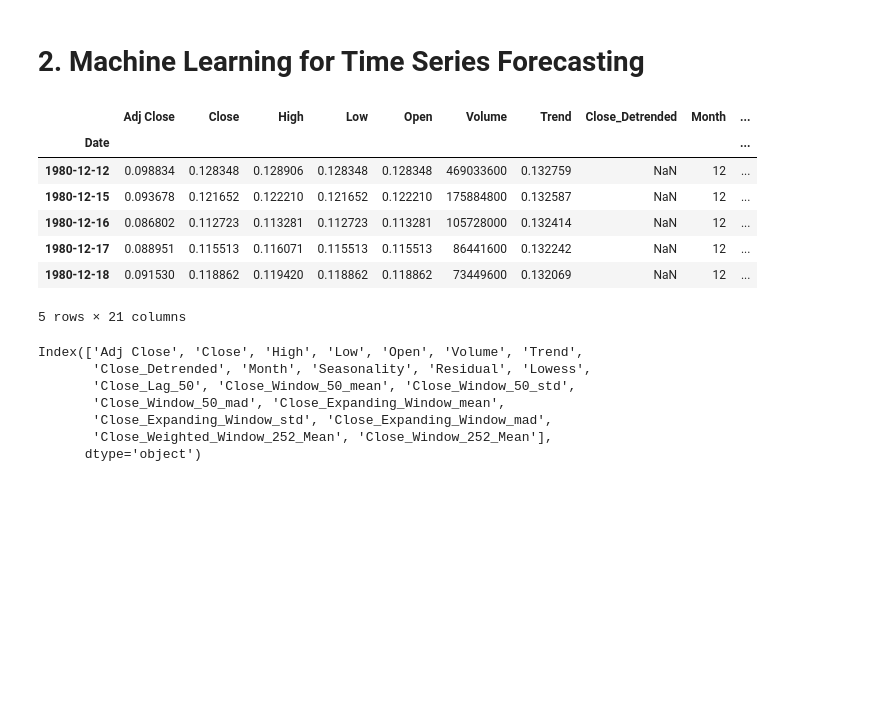
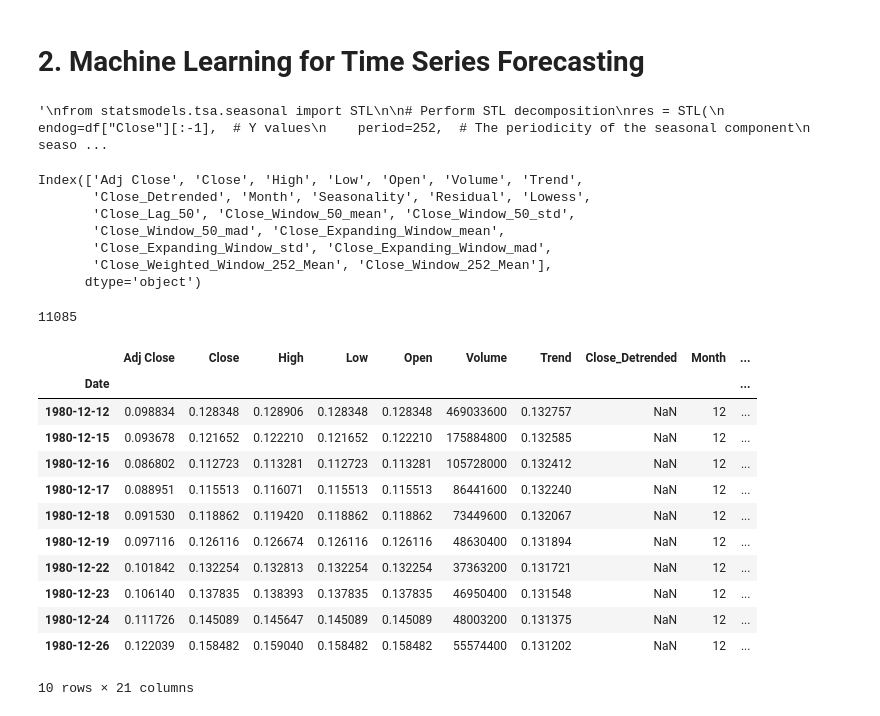
Before and after one commit to yungshun317/pd-algo-trading, a Jupyter notebook: machine_learning.ipynb, the cells around one changed output. Saved outputs shown, nothing was run; the diff lists cells and outputs as text; code cells hidden in the pictures; blank space fills up the shorter version.

```diff
--- a/machine_learning.ipynb
+++ b/machine_learning.ipynb
@@ -1002,11 +1002,12 @@ result.head()
 # %%
 from sklearn.model_selection import TimeSeriesSplit
 # %%
+"""
 from statsmodels.tsa.seasonal import STL
 
 # Perform STL decomposition
 res = STL(
-    endog=df["Close"][:-5],  # Y values
+    endog=df["Close"][:-1],  # Y values
     period=252,  # The periodicity of the seasonal component
     seasonal=7,  # Determines the window size for LOESS used
     # when smoothing the seasonal component
@@ -1020,15 +1021,9 @@ df["Trend"] = res.trend
 df["Seasonality"] = res.seasonal
 df["Residual"] = df["Close"] - df["Trend"] - df["Seasonality"]
 df.head()
+"""
 # %% [output]
-|  | Adj Close | Close | High | Low | Open | Volume | Trend | Close_Detrended | Month | ... |
-| Date |  |  |  |  |  |  |  |  |  | ... |
-| 1980-12-12 | 0.098834 | 0.128348 | 0.128906 | 0.128348 | 0.128348 | 469033600 | 0.132759 | NaN | 12 | ... |
-| 1980-12-15 | 0.093678 | 0.121652 | 0.122210 | 0.121652 | 0.122210 | 175884800 | 0.132587 | NaN | 12 | ... |
-| 1980-12-16 | 0.086802 | 0.112723 | 0.113281 | 0.112723 | 0.113281 | 105728000 | 0.132414 | NaN | 12 | ... |
-| 1980-12-17 | 0.088951 | 0.115513 | 0.116071 | 0.115513 | 0.115513 | 86441600 | 0.132242 | NaN | 12 | ... |
-| 1980-12-18 | 0.091530 | 0.118862 | 0.119420 | 0.118862 | 0.118862 | 73449600 | 0.132069 | NaN | 12 | ... |
-5 rows × 21 columns
+'\nfrom statsmodels.tsa.seasonal import STL\n\n# Perform STL decomposition\nres = STL(\n    endog=df["Close"][:-1],  # Y values\n    period=252,  # The periodicity of the seasonal component\n    seaso ...
 # %%
 df.columns
 # %% [output]
@@ -1039,3 +1034,23 @@ Index(['Adj Close', 'Close', 'High', 'Low', 'Open', 'Volume', 'Trend',
        'Close_Expanding_Window_std', 'Close_Expanding_Window_mad',
        'Close_Weighted_Window_252_Mean', 'Close_Window_252_Mean'],
       dtype='object')
+# %%
+len(df)
+# %% [output]
+11085
+# %%
+df.head(10)
+# %% [output]
+|  | Adj Close | Close | High | Low | Open | Volume | Trend | Close_Detrended | Month | ... |
+| Date |  |  |  |  |  |  |  |  |  | ... |
+| 1980-12-12 | 0.098834 | 0.128348 | 0.128906 | 0.128348 | 0.128348 | 469033600 | 0.132757 | NaN | 12 | ... |
+| 1980-12-15 | 0.093678 | 0.121652 | 0.122210 | 0.121652 | 0.122210 | 175884800 | 0.132585 | NaN | 12 | ... |
+| 1980-12-16 | 0.086802 | 0.112723 | 0.113281 | 0.112723 | 0.113281 | 105728000 | 0.132412 | NaN | 12 | ... |
+| 1980-12-17 | 0.088951 | 0.115513 | 0.116071 | 0.115513 | 0.115513 | 86441600 | 0.132240 | NaN | 12 | ... |
+| 1980-12-18 | 0.091530 | 0.118862 | 0.119420 | 0.118862 | 0.118862 | 73449600 | 0.132067 | NaN | 12 | ... |
+| 1980-12-19 | 0.097116 | 0.126116 | 0.126674 | 0.126116 | 0.126116 | 48630400 | 0.131894 | NaN | 12 | ... |
+| 1980-12-22 | 0.101842 | 0.132254 | 0.132813 | 0.132254 | 0.132254 | 37363200 | 0.131721 | NaN | 12 | ... |
+| 1980-12-23 | 0.106140 | 0.137835 | 0.138393 | 0.137835 | 0.137835 | 46950400 | 0.131548 | NaN | 12 | ... |
+| 1980-12-24 | 0.111726 | 0.145089 | 0.145647 | 0.145089 | 0.145089 | 48003200 | 0.131375 | NaN | 12 | ... |
+| 1980-12-26 | 0.122039 | 0.158482 | 0.159040 | 0.158482 | 0.158482 | 55574400 | 0.131202 | NaN | 12 | ... |
+10 rows × 21 columns
```
Also changed, not shown: parts of 37 cells of this notebook.
